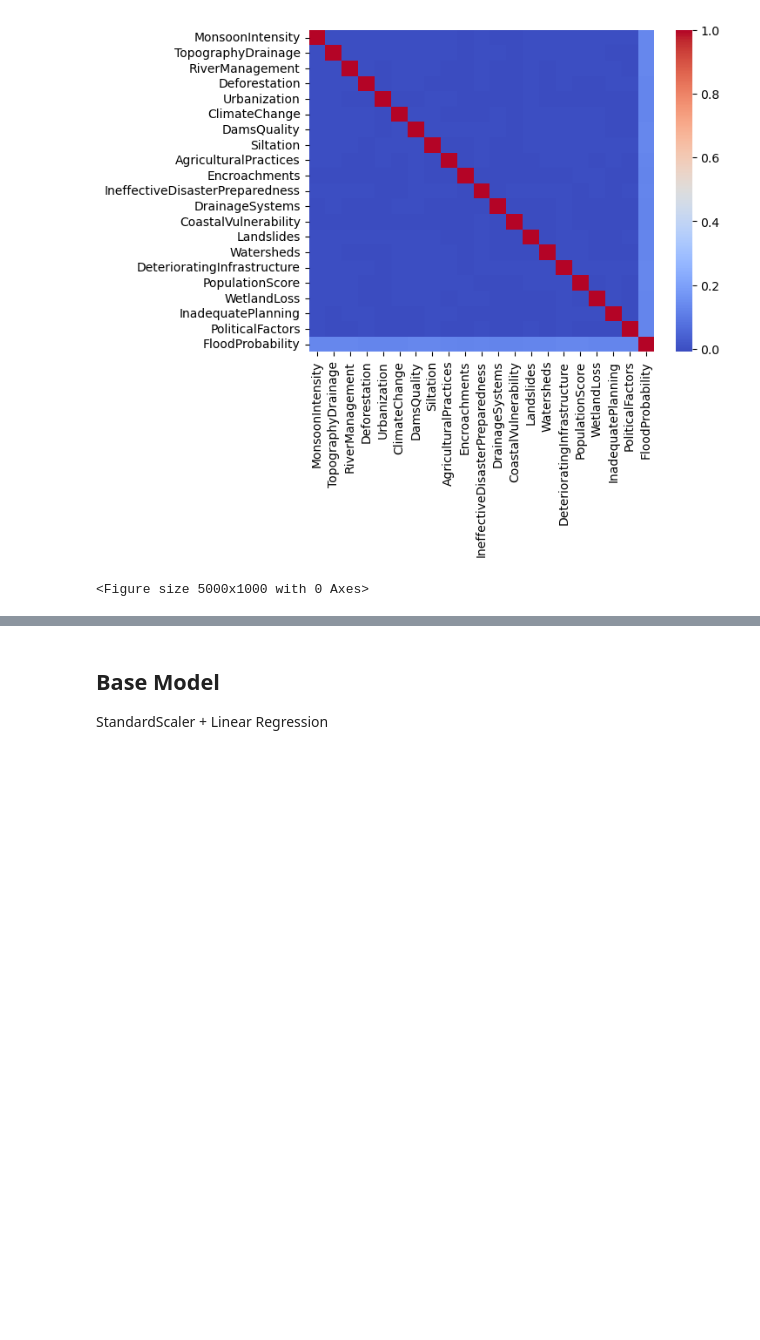
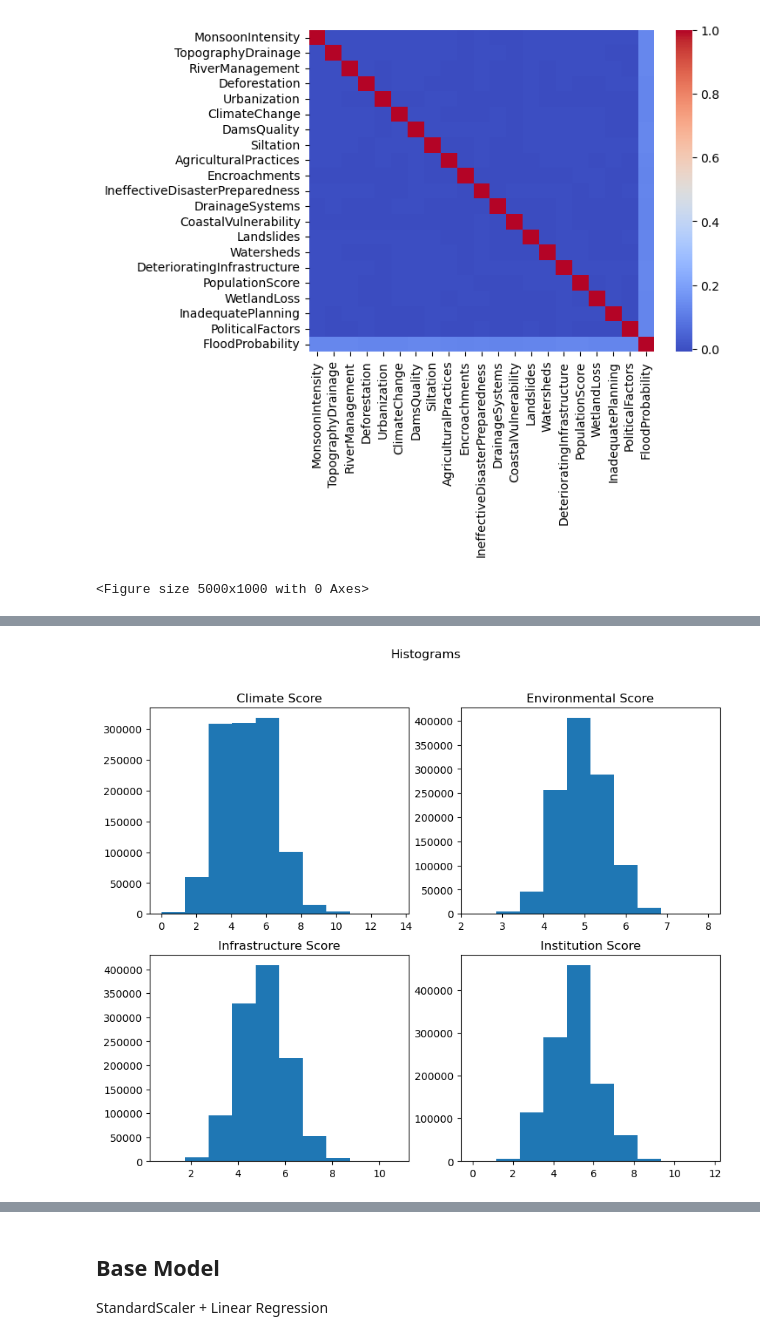
Before and after one commit to SBangarh/Flood_prediction, a Jupyter notebook: notebook.ipynb, the cells around one changed output, grey strips where cells are left out. Saved outputs shown, nothing was run; the diff lists cells and outputs as text; code cells hidden in the pictures; blank space fills up the shorter version.

```diff
--- a/notebook.ipynb
+++ b/notebook.ipynb
@@ -242,0 +372,16 @@ plt.show()
+# %%
+climate_df = copy.loc[:, ('MonsoonIntensity', 'ClimateChange')]
+environmental_df = copy.loc[:, ('TopographyDrainage', 'Deforestation', 'Urbanization',
+                         'Siltation', 'AgriculturalPractices', 'CoastalVulnerability',
+                         'Landslides', 'Watersheds', 'WetlandLoss', 'Encroachments', 'PopulationScore')]
+infrastructure_df = copy.loc[:, ('DamsQuality', 'DrainageSystems', 'DeterioratingInfrastructure', 'RiverManagement')]
+institution_df = copy.loc[:, ('IneffectiveDisasterPreparedness', 'InadequatePlanning', 'PoliticalFactors')]
+
+
+#get scores
+climate_df['Climate Score'] = climate_df.mean(axis=1)
+environmental_df['Environmental Score'] = environmental_df.mean(axis=1)
+infrastructure_df['Infrastructure Score'] = infrastructure_df.mean(axis=1)
+institution_df['Institution Score'] = institution_df.mean(axis=1)
+
+climate_df
@@ -242,0 +402,10 @@ plt.show()
+# %%
+#make new df with grouped scores
+
+grouped_df = pd.concat((climate_df['Climate Score'],
+                        environmental_df['Environmental Score'],
+                        infrastructure_df['Infrastructure Score'],
+                        institution_df['Institution Score'],
+                        copy['FloodProbability']),
+                        axis='columns')
+grouped_df
@@ -242,0 +441,6 @@ plt.show()
+# %%
+#plot histograms
+
+plot_histograms(grouped_df, grouped_df.drop('FloodProbability', axis=1).columns, 2, 2, (10, 8))
+# %% [output]
+[figure, added]
```
Also changed, not shown: parts of 69 cells of this notebook, 2 other files.
